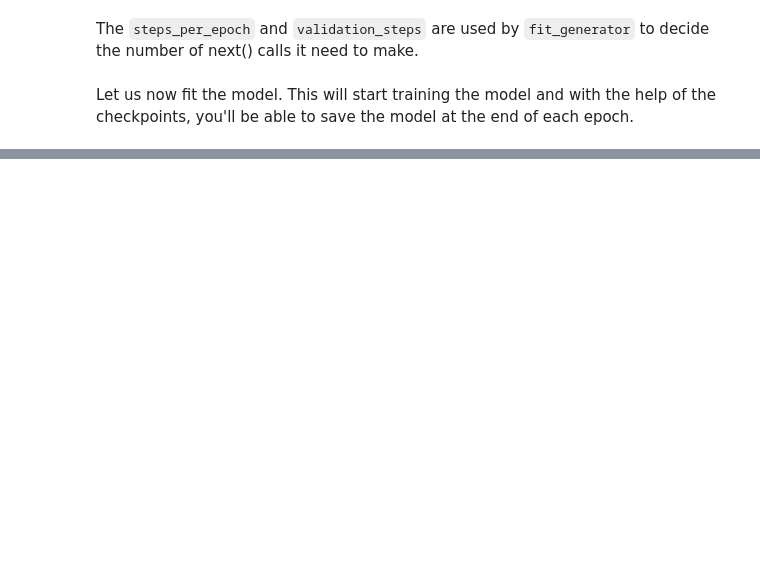
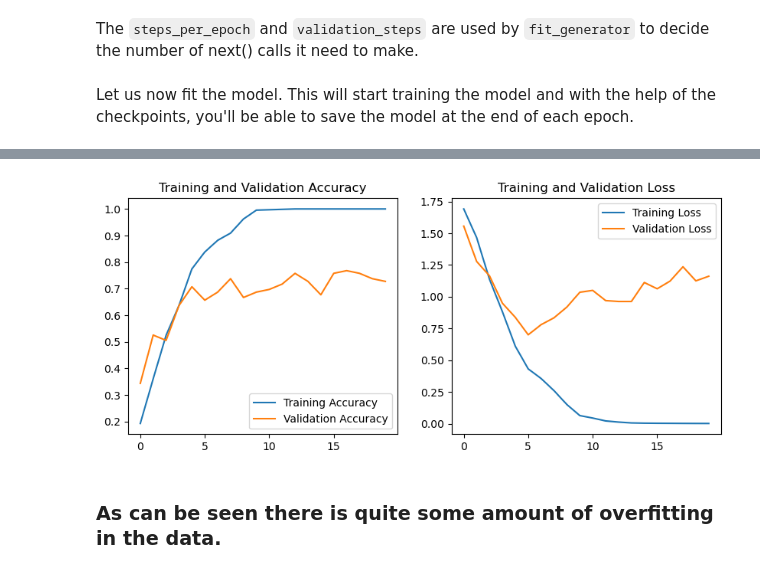
Before and after one commit to imsaptarshi91/Gesture_Recognition, a Jupyter notebook: Neural_Nets_Project_Starter_Code (1).ipynb, the cells around one changed output, grey strips where cells are left out. Saved outputs shown, nothing was run; the diff lists cells and outputs as text; code cells hidden in the pictures; blank space fills up the shorter version.

```diff
--- a/Neural_Nets_Project_Starter_Code (1).ipynb
+++ b/Neural_Nets_Project_Starter_Code (1).ipynb
@@ -38,7 +38,7 @@ def generator(source_path, folder_list, batch_size):
     img_idx = np.arange(0,30,2)
     while True:
         t = np.random.permutation(folder_list)
-        num_batches = 20
+        num_batches = len(folder_list)//batch_size
         for batch in range(num_batches): # we iterate over the number of batches
             batch_data = np.zeros((batch_size,15,100,100,3)) # x is the number of images you use for each video, (y,z) is the final size of the input images and 3 is the number of channels RGB
             batch_labels = np.zeros((batch_size,5)) # batch_labels is the one hot representation of the output
@@ -47,8 +47,15 @@ def generator(source_path, folder_list, batch_size):
                 for idx,item in enumerate(img_idx): #  Iterate iver the frames/images of a folder to read them in
                     image = io.imread(source_path+'/'+ t[folder + (batch*batch_size)].strip().split(';')[0]+'/'+imgs[item]).astype(np.float32)
 
+
+
                     #crop the images and resize them. Note that the images are of 2 different shape
-                    resizedImage = transform.resize(image, (100, 100,3))
+                    resizedImage = transform.resize(image, (120, 120,3))
+
+                    ## Data Augmentation:
+
+
+
 
                     #and the conv3D will throw error if the inputs in a batch have different shapes
 
@@ -140,6 +127,6 @@ model.add(Dense(5,activation='softmax'))
 Now that you have written the model, the next step is to `compile` the model. When you print the `summary` of the model, you'll see the total number of parameters you have to train.
 # %%
 optimiser='adam'
-model.compile(optimizer=optimiser, loss='categorical_crossentropy', metrics=['accuracy'])
+model.compile(optimizer=optimiser, loss='categorical_crossentropy', metrics=['categorical_accuracy'])
 print (model.summary())
 # %% [output]
@@ -203,7 +185,7 @@ else:
 # %% [markdown]
 Let us now fit the model. This will start training the model and with the help of the checkpoints, you'll be able to save the model at the end of each epoch.
 # %%
-model.fit_generator(train_generator, steps_per_epoch=steps_per_epoch, epochs=num_epochs, verbose=1,
+history=model.fit(train_generator, steps_per_epoch=steps_per_epoch, epochs=num_epochs, verbose=1,
                      validation_data=val_generator,
                     validation_steps=validation_steps, class_weight=None, workers=1, initial_epoch=0)
 # %% [output]
@@ -250,0 +209,27 @@ validation_steps = len(X_test)//batch_size # if you have validation data
+# %%
+# Visualizing the Model results:
+acc = history.history['accuracy']
+val_acc = history.history['val_accuracy']
+
+loss = history.history['loss']
+val_loss = history.history['val_loss']
+
+epochs_range = range(num_epochs)
+
+plt.figure(figsize=(10, 4))
+plt.subplot(1, 2, 1)
+plt.plot(epochs_range, acc, label='Training Accuracy')
+plt.plot(epochs_range, val_acc, label='Validation Accuracy')
+plt.legend(loc='lower right')
+plt.title('Training and Validation Accuracy')
+
+plt.subplot(1, 2, 2)
+plt.plot(epochs_range, loss, label='Training Loss')
+plt.plot(epochs_range, val_loss, label='Validation Loss')
+plt.legend(loc='upper right')
+plt.title('Training and Validation Loss')
+plt.show()
+# %% [output]
+[figure, added]
+# %% [markdown]
+### As can be seen there is quite some amount of overfitting in the data.
```
Also changed, not shown: parts of 14 cells of this notebook.
